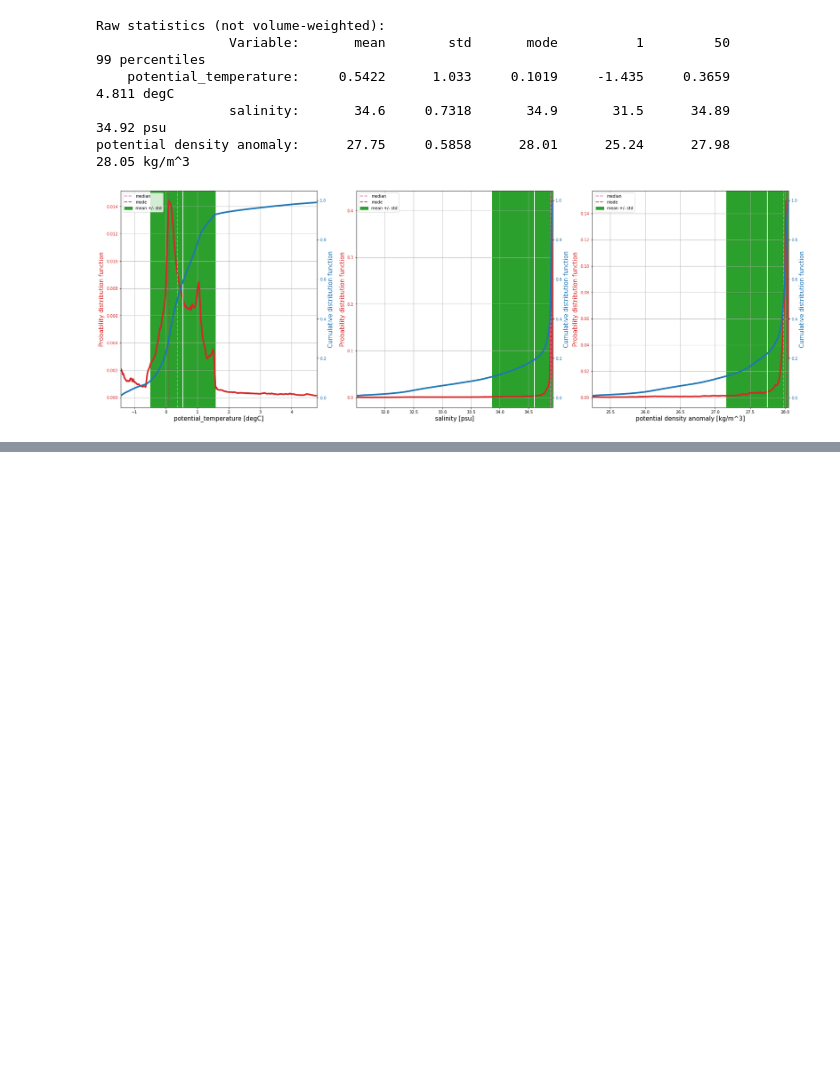
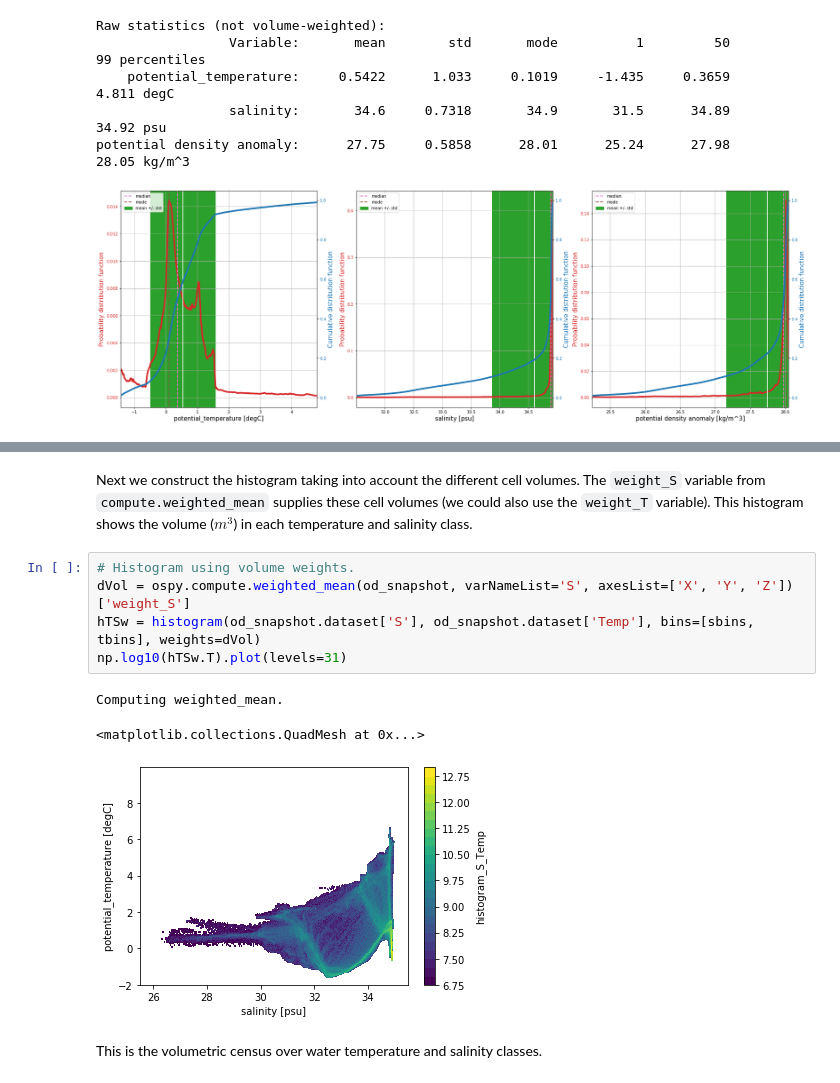
Before and after one commit to hainegroup/oceanspy, a Jupyter notebook: docs/Statistics.ipynb, the cells around one changed output, grey strips where cells are left out. Drawn from its saved outputs; the diff is of its cells as text; blank space fills up the shorter version.

```diff
--- a/docs/Statistics.ipynb
+++ b/docs/Statistics.ipynb
@@ -355,0 +369,13 @@ To compute the joint distribution of volume over temperature and salinity requir
+# %% [markdown]
+Next we construct the histogram taking into account the different cell volumes. The `weight_S` variable from `compute.weighted_mean` supplies these cell volumes (we could also use the `weight_T` variable). This histogram shows the volume ($m^3$) in each temperature and salinity class.
+# %%
+# Histogram using volume weights.
+dVol = ospy.compute.weighted_mean(od_snapshot, varNameList='S', axesList=['X', 'Y', 'Z'])['weight_S']
+hTSw = histogram(od_snapshot.dataset['S'], od_snapshot.dataset['Temp'], bins=[sbins, tbins], weights=dVol)
+np.log10(hTSw.T).plot(levels=31)
+# %% [output]
+Computing weighted_mean.
+<matplotlib.collections.QuadMesh at 0x...>
+[figure, added]
+# %% [markdown]
+This is the volumetric census over water temperature and salinity classes.
```
Also changed, not shown: parts of 5 cells of this notebook.
